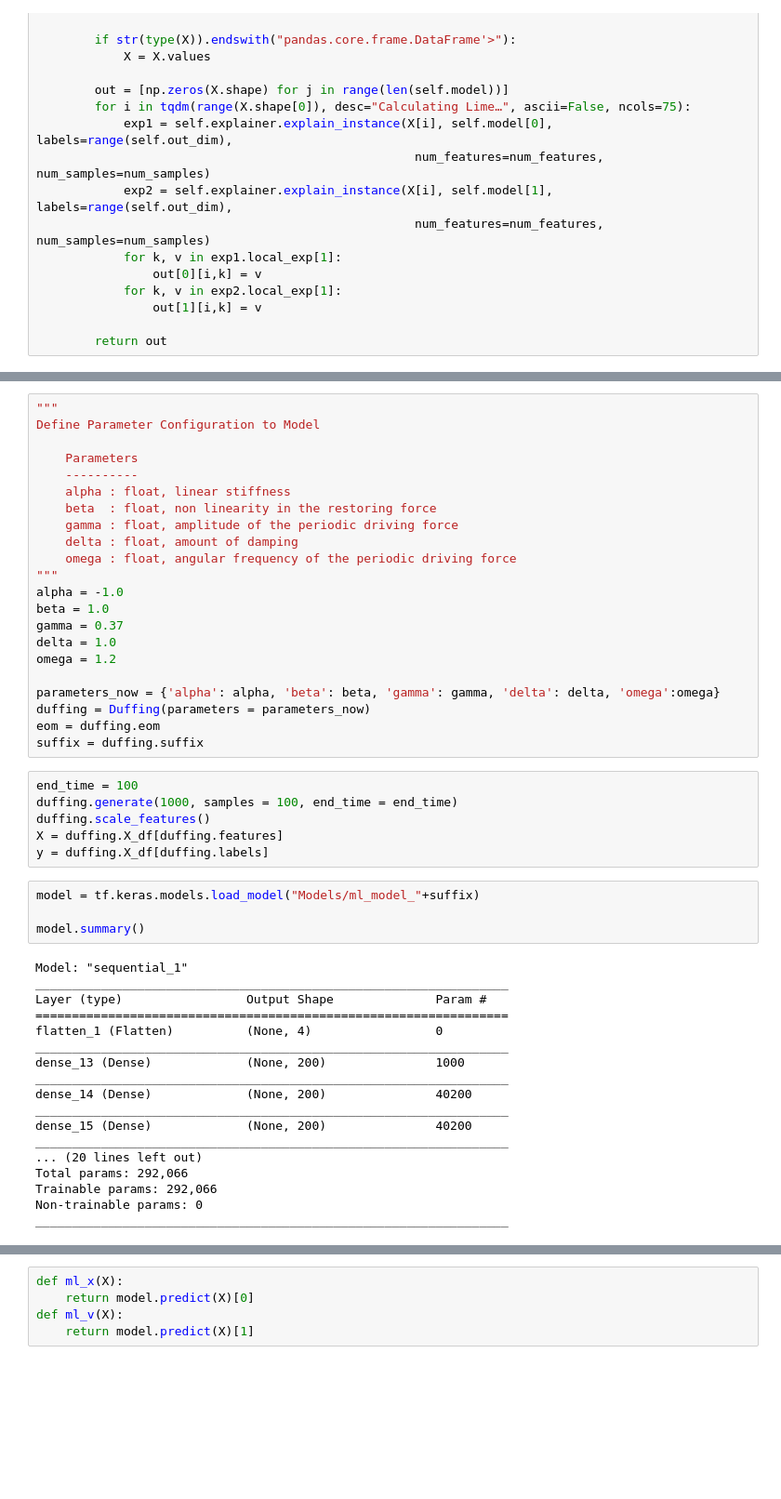
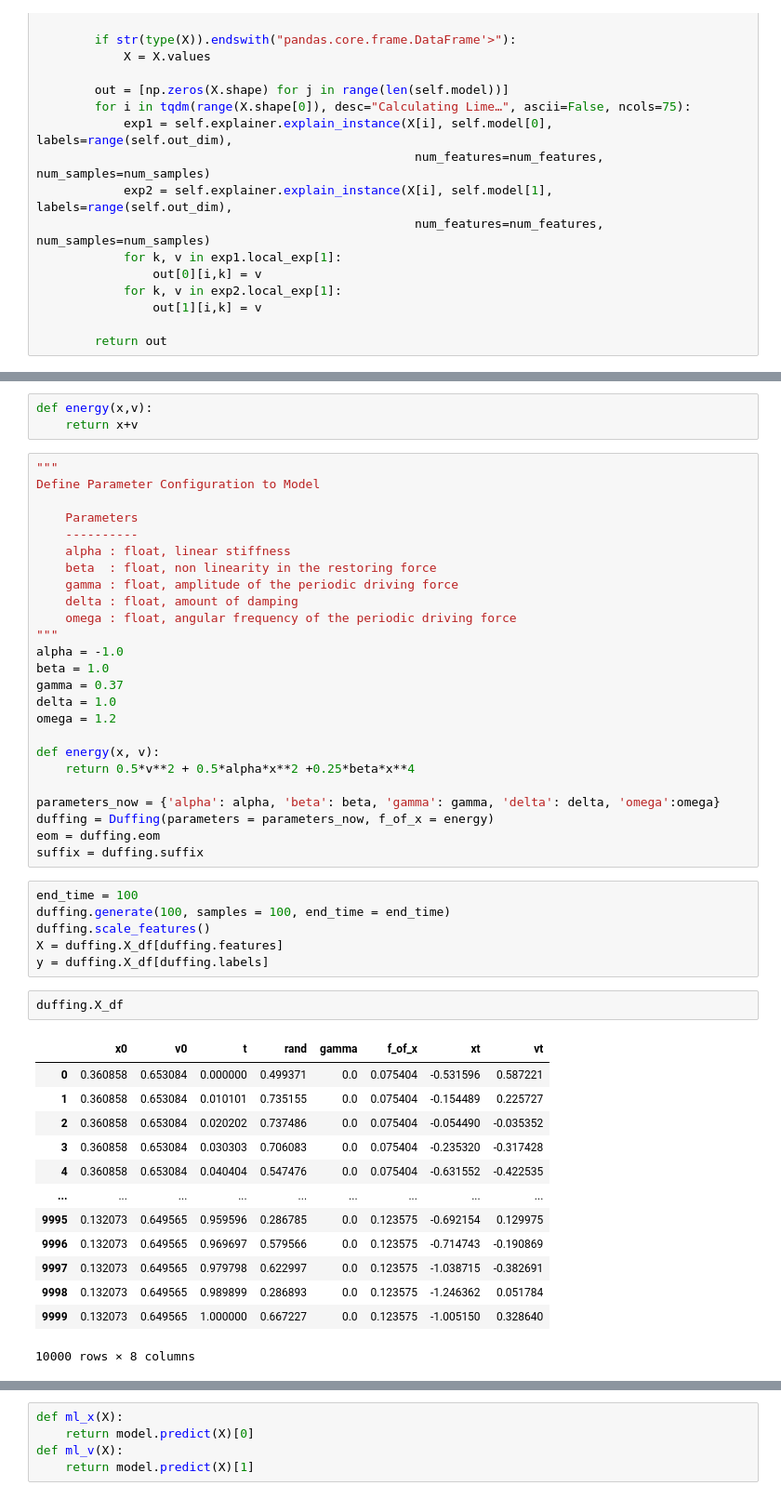
Before and after one commit to wgrosche/XAI, a Jupyter notebook: Merlin/Final_Stretch.ipynb, the cells around one changed output, grey strips where cells are left out. Shown: that part at 93% size. Saved outputs shown, nothing was run; the diff lists cells and outputs as text; blank space fills up the shorter version.

```diff
--- a/Merlin/Final_Stretch.ipynb
+++ b/Merlin/Final_Stretch.ipynb
@@ -438,3 +491,6 @@ interactive(children=(FloatSlider(value=1.0, description='alpha', max=3.0, min=-
+# %%
+def energy(x,v):
+    return x+v
 # %%
 """
 Define Parameter Configuration to Model
@@ -453,35 +509,32 @@ gamma = 0.37
 delta = 1.0
 omega = 1.2
 
+def energy(x, v):
+    return 0.5*v**2 + 0.5*alpha*x**2 +0.25*beta*x**4
+
 parameters_now = {'alpha': alpha, 'beta': beta, 'gamma': gamma, 'delta': delta, 'omega':omega}
-duffing = Duffing(parameters = parameters_now)
+duffing = Duffing(parameters = parameters_now, f_of_x = energy)
 eom = duffing.eom
 suffix = duffing.suffix
 # %%
 end_time = 100
-duffing.generate(1000, samples = 100, end_time = end_time)
+duffing.generate(100, samples = 100, end_time = end_time)
 duffing.scale_features()
 X = duffing.X_df[duffing.features]
 y = duffing.X_df[duffing.labels]
-# %%
-model = tf.keras.models.load_model("Models/ml_model_"+suffix)
-
-model.summary()
-# %% [output]
-Model: "sequential_1"
-_________________________________________________________________
-Layer (type)                 Output Shape              Param #
-=================================================================
-flatten_1 (Flatten)          (None, 4)                 0
-_________________________________________________________________
-dense_13 (Dense)             (None, 200)               1000
-_________________________________________________________________
-dense_14 (Dense)             (None, 200)               40200
-_________________________________________________________________
-dense_15 (Dense)             (None, 200)               40200
-_________________________________________________________________
-... (20 lines left out)
-Total params: 292,066
-Trainable params: 292,066
-Non-trainable params: 0
-_________________________________________________________________
+# %%
+duffing.X_df
+# %% [output]
+|  | x0 | v0 | t | rand | gamma | f_of_x | xt | vt |
+| 0 | 0.360858 | 0.653084 | 0.000000 | 0.499371 | 0.0 | 0.075404 | -0.531596 | 0.587221 |
+| 1 | 0.360858 | 0.653084 | 0.010101 | 0.735155 | 0.0 | 0.075404 | -0.154489 | 0.225727 |
+| 2 | 0.360858 | 0.653084 | 0.020202 | 0.737486 | 0.0 | 0.075404 | -0.054490 | -0.035352 |
+| 3 | 0.360858 | 0.653084 | 0.030303 | 0.706083 | 0.0 | 0.075404 | -0.235320 | -0.317428 |
+| 4 | 0.360858 | 0.653084 | 0.040404 | 0.547476 | 0.0 | 0.075404 | -0.631552 | -0.422535 |
+| ... | ... | ... | ... | ... | ... | ... | ... | ... |
+| 9995 | 0.132073 | 0.649565 | 0.959596 | 0.286785 | 0.0 | 0.123575 | -0.692154 | 0.129975 |
+| 9996 | 0.132073 | 0.649565 | 0.969697 | 0.579566 | 0.0 | 0.123575 | -0.714743 | -0.190869 |
+| 9997 | 0.132073 | 0.649565 | 0.979798 | 0.622997 | 0.0 | 0.123575 | -1.038715 | -0.382691 |
+| 9998 | 0.132073 | 0.649565 | 0.989899 | 0.286893 | 0.0 | 0.123575 | -1.246362 | 0.051784 |
+| 9999 | 0.132073 | 0.649565 | 1.000000 | 0.667227 | 0.0 | 0.123575 | -1.005150 | 0.328640 |
+10000 rows × 8 columns
```
Also changed, not shown: parts of 5 cells of this notebook, 23 other files.
